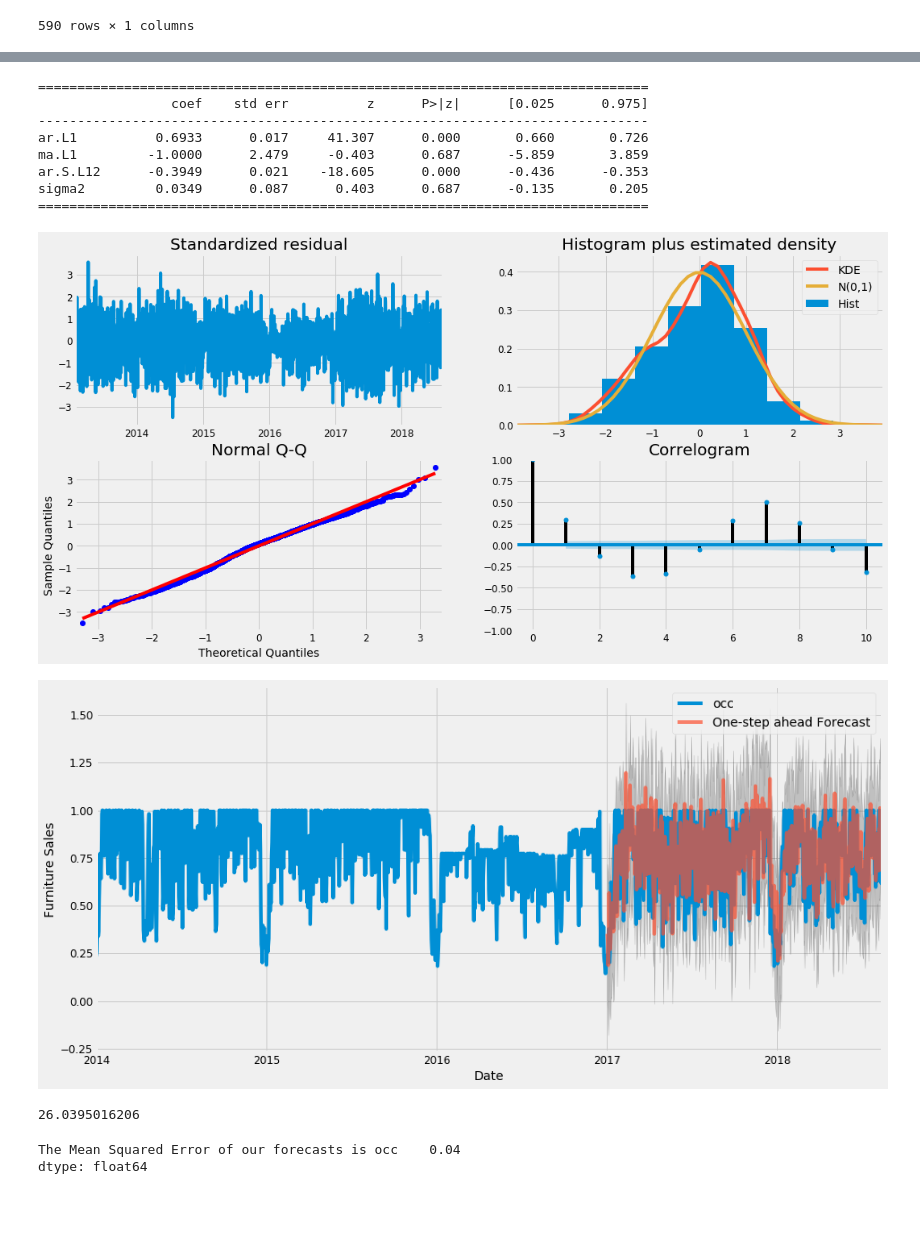
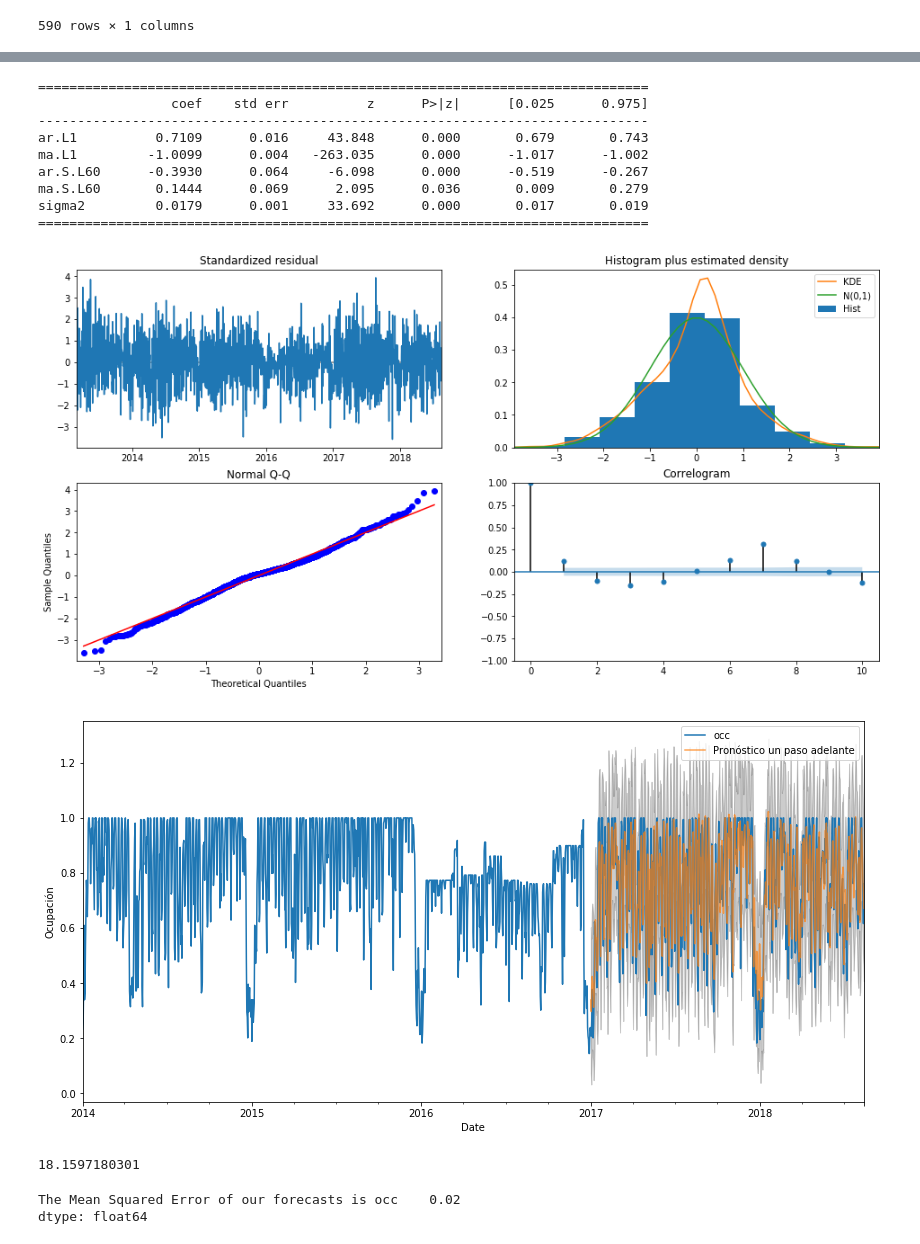
Before and after one commit to oscardaniel88/mcdatos_estancia, a Jupyter notebook: jupyter/ARIMA.ipynb, the cells around one changed output, grey strips where cells are left out. Drawn from its saved outputs; the diff is of its cells as text; code cells hidden in the pictures; blank space fills up the shorter version.

```diff
--- a/jupyter/ARIMA.ipynb
+++ b/jupyter/ARIMA.ipynb
@@ -2,16 +2,12 @@
 import warnings
 import itertools
 import numpy as np
-import matplotlib.pyplot as plt
-warnings.filterwarnings("ignore")
-plt.style.use('fivethirtyeight')
 import pandas as pd
 import statsmodels.api as sm
-import matplotlib
-matplotlib.rcParams['axes.labelsize'] = 14
-matplotlib.rcParams['xtick.labelsize'] = 12
-matplotlib.rcParams['ytick.labelsize'] = 12
-matplotlib.rcParams['text.color'] = 'k'
+import matplotlib.pyplot as plt
+%matplotlib inline
+from matplotlib.pylab import rcParams
+rcParams['figure.figsize'] = 12, 10
 # %%
 df = pd.read_csv("data/Indicadores_CEINS.csv")
 ocupacion = df.loc[df['fecha'] >= '2013-01-01']
@@ -134,7 +130,7 @@ ARIMA(1, 1, 1)x(1, 1, 1, 12)12 - AIC:-2125.1808170926406
 # %%
 mod = sm.tsa.statespace.SARIMAX(y,
                                 order=(1, 1, 1),
-                                seasonal_order=(1, 1, 0, 12),
+                                seasonal_order=(1, 0, 1, 60),
                                 enforce_stationarity=False,
                                 enforce_invertibility=False)
 results = mod.fit()
@@ -143,36 +139,38 @@ print(results.summary().tables[1])
 ==============================================================================
                  coef    std err          z      P>|z|      [0.025      0.975]
 ------------------------------------------------------------------------------
-ar.L1          0.6933      0.017     41.307      0.000       0.660       0.726
-ma.L1         -1.0000      2.479     -0.403      0.687      -5.859       3.859
-ar.S.L12      -0.3949      0.021    -18.605      0.000      -0.436      -0.353
-sigma2         0.0349      0.087      0.403      0.687      -0.135       0.205
+ar.L1          0.7109      0.016     43.848      0.000       0.679       0.743
+ma.L1         -1.0099      0.004   -263.035      0.000      -1.017      -1.002
+ar.S.L60      -0.3930      0.064     -6.098      0.000      -0.519      -0.267
+ma.S.L60       0.1444      0.069      2.095      0.036       0.009       0.279
+sigma2         0.0179      0.001     33.692      0.000       0.017       0.019
 ==============================================================================
 # %%
 results.plot_diagnostics(figsize=(16, 8))
 plt.show()
 # %% [output]
-[figure, old version]
+[figure, new version]
 # %%
 pred = results.get_prediction(start=pd.to_datetime('2017-01-01'), dynamic=False)
 pred_ci = pred.conf_int()
 ax = y['2014':].plot(label='observed')
-pred.predicted_mean.plot(ax=ax, label='One-step ahead Forecast', alpha=.7, figsize=(14, 7))
+pred.predicted_mean.plot(ax=ax, label='Pronóstico un paso adelante', alpha=.7, figsize=(14, 7))
 ax.fill_between(pred_ci.index,
                 pred_ci.iloc[:, 0],
                 pred_ci.iloc[:, 1], color='k', alpha=.2)
 ax.set_xlabel('Date')
-ax.set_ylabel('Furniture Sales')
+ax.set_ylabel('Ocupación')
 plt.legend()
+plt.savefig('Figures/ARIMA_pred.png')
 plt.show()
 # %% [output]
-[figure, old version]
+[figure, new version]
 # %%
 real=y['2017':]
 MAPE = (sum(abs((real['occ']-pred.predicted_mean))/real['occ'])/len(real['occ']))*100
 print(MAPE)
 # %% [output]
-26.0395016206
+18.1597180301
 # %%
 y_forecasted = pd.DataFrame(pred.predicted_mean,columns=['occ'])
 y_truth = y['2017-01-01':]
@@ -180,7 +178,7 @@ mse = ((y_forecasted[['occ']]-y_truth[['occ']])**2).mean()
 #mse = ((y_forecasted - y_truth) ** 2).mean()
 print('The Mean Squared Error of our forecasts is {}'.format(round(mse, 2)))
 # %% [output]
-The Mean Squared Error of our forecasts is occ    0.04
+The Mean Squared Error of our forecasts is occ    0.02
 dtype: float64
 # %%
 print('The Root Mean Squared Error of our forecasts is {}'.format(round(np.sqrt(mse), 2)))
```
Also changed, not shown: parts of 10 cells of this notebook, 39 other files.
